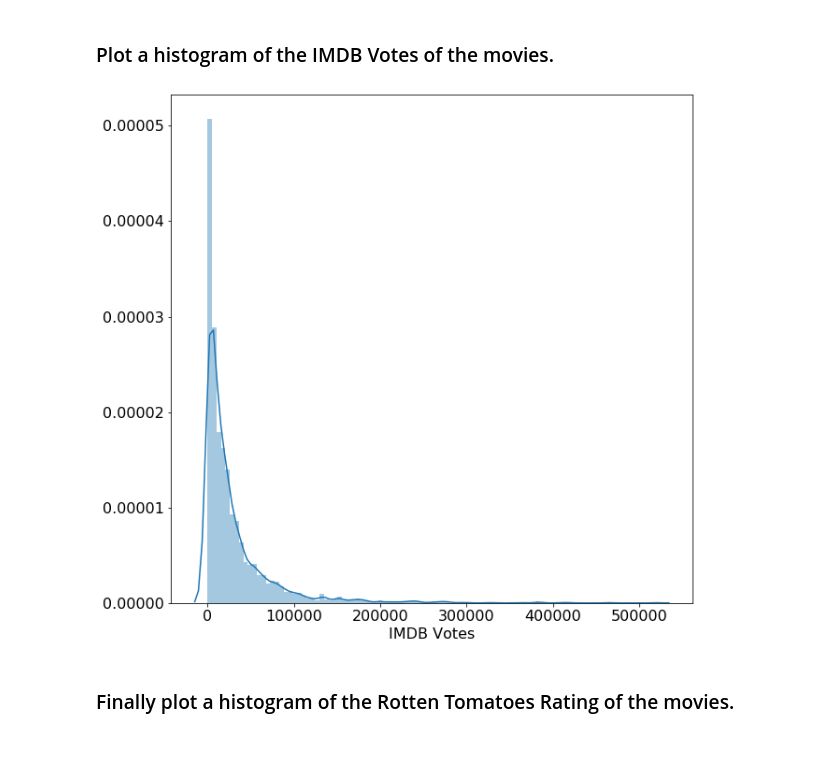
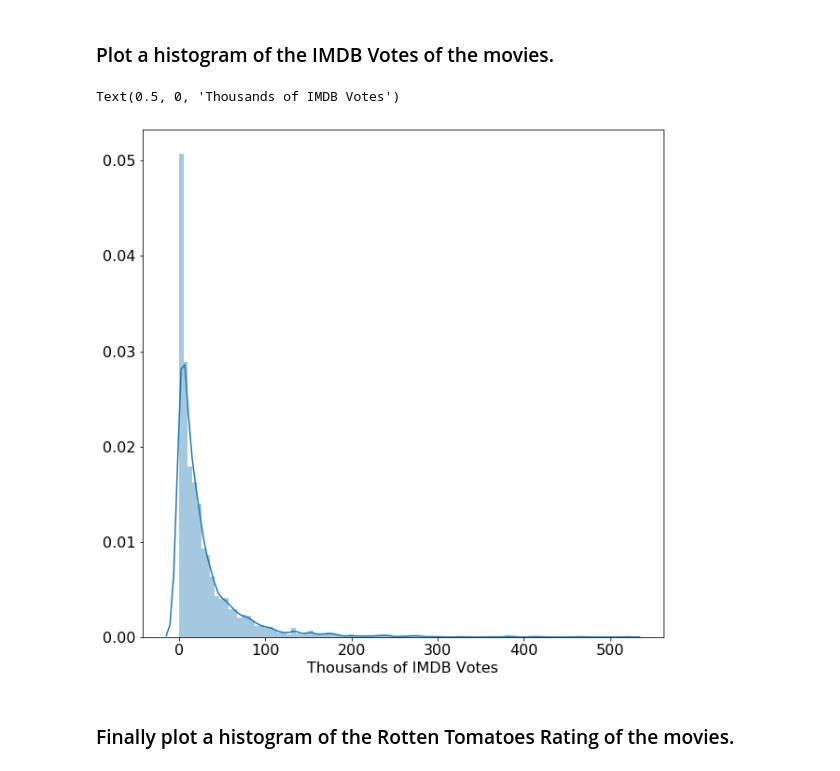
Before and after one commit to VictorMegir/Data-Analysis-on-Movies, a Jupyter notebook: Assignment 1.ipynb, the cells around one changed output. Drawn from its saved outputs; the diff is of its cells as text; code cells hidden in the pictures.

```diff
--- a/Assignment 1.ipynb
+++ b/Assignment 1.ipynb
@@ -99,10 +99,11 @@ plt.xlabel('IMDB Rating', fontsize=16);
 # %% [markdown]
 ### Plot a histogram of the IMDB Votes of the movies.
 # %%
-sns.distplot(movies['IMDB_Votes'], bins=100)
-plt.xlabel('IMDB Votes', fontsize=16);
+sns.distplot(movies['IMDB_Votes']/10**3, bins=100)
+plt.xlabel('Thousands of IMDB Votes', fontsize = 16)
 # %% [output]
+Text(0.5, 0, 'Thousands of IMDB Votes')
-[figure, old version]
+[figure, new version]
 # %% [markdown]
 ### Finally plot a histogram of the Rotten Tomatoes Rating of the movies.
 # %%
```
Also changed, not shown: parts of 6 cells of this notebook.
